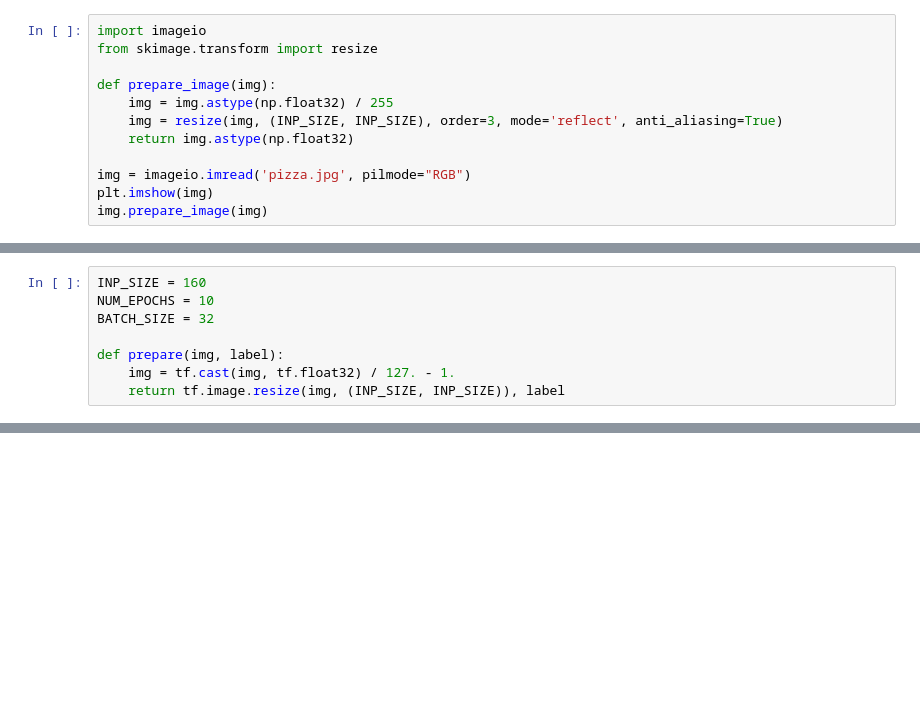
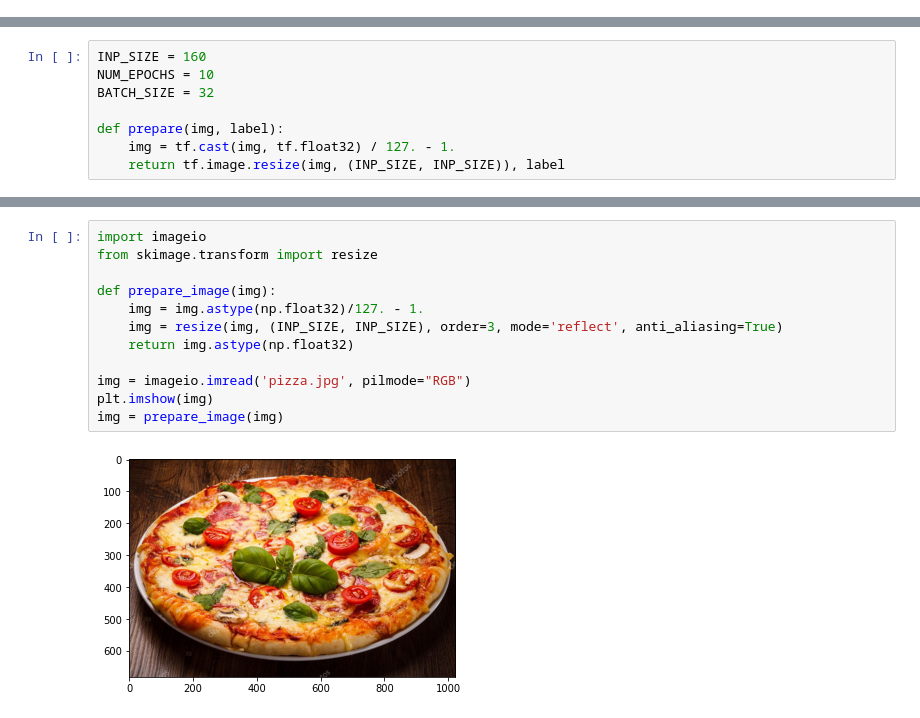
Before and after one commit to humantom88/geekbrains-cv-deep-learning, a Jupyter notebook: lesson3/homework/homework.ipynb, the cells around one changed output, grey strips where cells are left out. Drawn from its saved outputs; the diff is of its cells as text; blank space fills up the shorter version.

```diff
--- a/lesson3/homework/homework.ipynb
+++ b/lesson3/homework/homework.ipynb
@@ -139,12 +57,0 @@ model.evaluate(test_ds)
-# %%
-import imageio
-from skimage.transform import resize
-
-def prepare_image(img):
-    img = img.astype(np.float32) / 255
-    img = resize(img, (INP_SIZE, INP_SIZE), order=3, mode='reflect', anti_aliasing=True)
-    return img.astype(np.float32)
-
-img = imageio.imread('pizza.jpg', pilmode="RGB")
-plt.imshow(img)
-img.prepare_image(img)
@@ -197,0 +158,14 @@ model = tf.keras.Sequential([
+# %%
+import imageio
+from skimage.transform import resize
+
+def prepare_image(img):
+    img = img.astype(np.float32)/127. - 1.
+    img = resize(img, (INP_SIZE, INP_SIZE), order=3, mode='reflect', anti_aliasing=True)
+    return img.astype(np.float32)
+
+img = imageio.imread('pizza.jpg', pilmode="RGB")
+plt.imshow(img)
+img = prepare_image(img)
+# %% [output]
+[figure, added]
```
Also changed, not shown: parts of 21 cells of this notebook.
